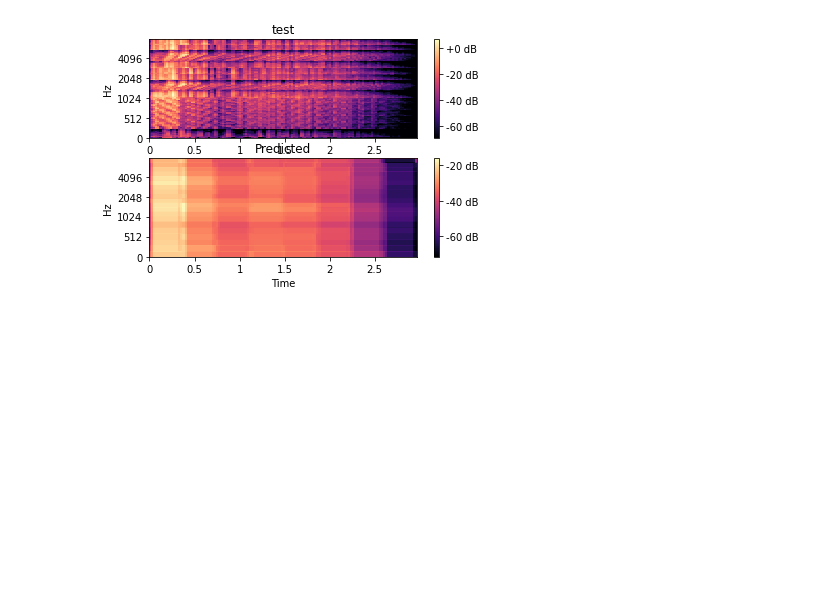
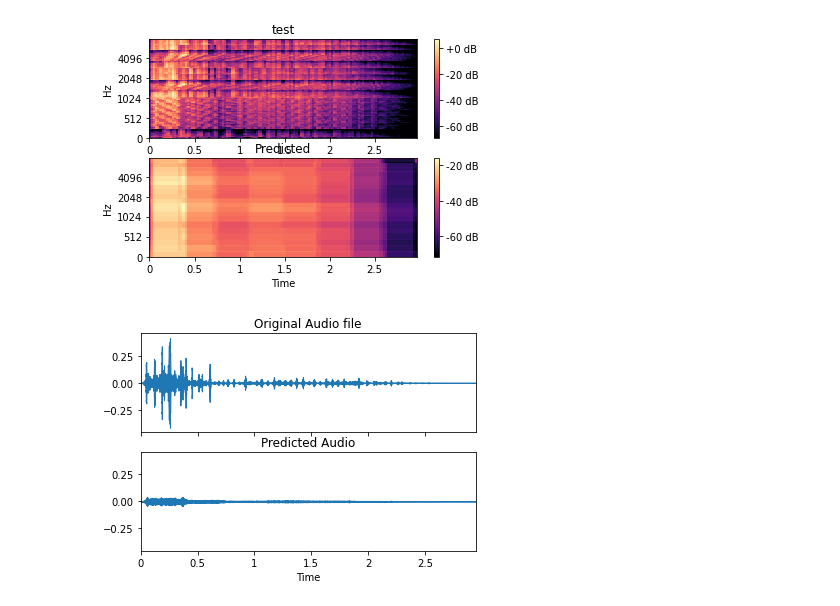
Before and after one commit to CSCCNY/final-project-recomposeclassics, a Jupyter notebook: Bethold_baseline_model.ipynb, the cells around one changed output. Cells and saved outputs as stored; diff of their text form; code cells hidden in the pictures; blank space fills up the shorter version.

```diff
--- a/Bethold_baseline_model.ipynb
+++ b/Bethold_baseline_model.ipynb
@@ -418,0 +444,14 @@ Text(0.5, 1.0, 'Predicted')
+# %%
+import matplotlib.pyplot as plt
+y, sr = librosa.load('/content/audio/test.wav')
+fig, ax = plt.subplots(nrows=2, sharex=True, sharey=True)
+librosa.display.waveplot(y, sr=sr, ax=ax[0])
+ax[0].set(title='Original Audio file')
+ax[0].label_outer()
+
+y, sr = librosa.load('/content/audio/predicted.wav')
+librosa.display.waveplot(y, sr=sr, ax=ax[1])
+ax[1].set(title='Predicted Audio')
+ax[1].label_outer()
+# %% [output]
+[figure, added]
```
Also changed, not shown: parts of 2 cells of this notebook.
